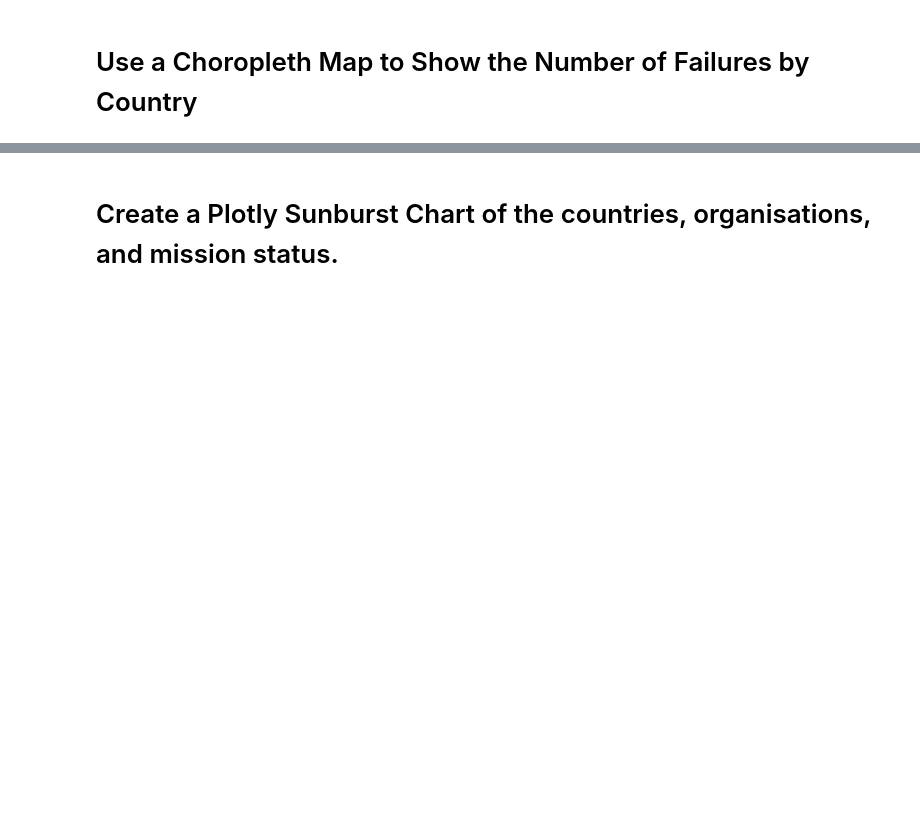
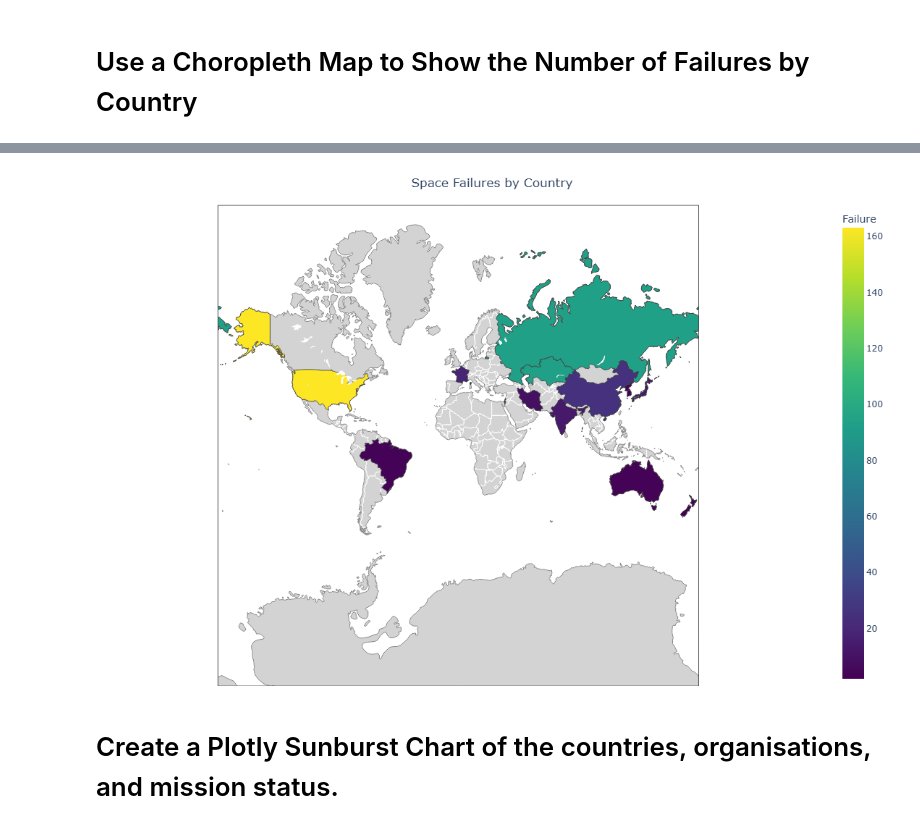
Before and after one commit to WATSONSK14/space-race-data-analysis, a Jupyter notebook: notebooks/Space_Missions_Analysis_(start).ipynb, the cells around one changed output, grey strips where cells are left out. Cells and saved outputs as stored; diff of their text form; code cells hidden in the pictures; blank space fills up the shorter version.

```diff
--- a/notebooks/Space_Missions_Analysis_(start).ipynb
+++ b/notebooks/Space_Missions_Analysis_(start).ipynb
@@ -253,2 +302,4 @@ You can use the iso3166 package to convert the country names to Alpha3 format.
 # %% [markdown]
 # Use a Choropleth Map to Show the Number of Failures by Country
+# %%
+failures = df[df["Mission_Status"] != "Success"]["Country"].value_counts().reset_index(name=("Failure"))
@@ -255,2 +311,31 @@ You can use the iso3166 package to convert the country names to Alpha3 format.
+# %%
+fig = px.choropleth(
+    failures,
+    locations="Country",
+    color="Failure",
+    color_continuous_scale="Viridis",
+    projection="mercator",
+    title="Space Failures by Country"
+)
+
+fig.update_layout(
+    width=1200,
+    height=700,
+    margin=dict(l=0, r=0, t=50, b=0),
+    title_x=0.5
+)
+
+fig.update_geos(
+    showcountries=True,
+    countrycolor="white",
+    showcoastlines=True,
+    coastlinecolor="gray",
+    showland=True,
+    landcolor="lightgray"
+)
+
+fig.show()
+# %% [output]
+[figure, added]
 # %% [markdown]
 # Create a Plotly Sunburst Chart of the countries, organisations, and mission status.
```
Also changed, not shown: parts of 66 cells of this notebook.
